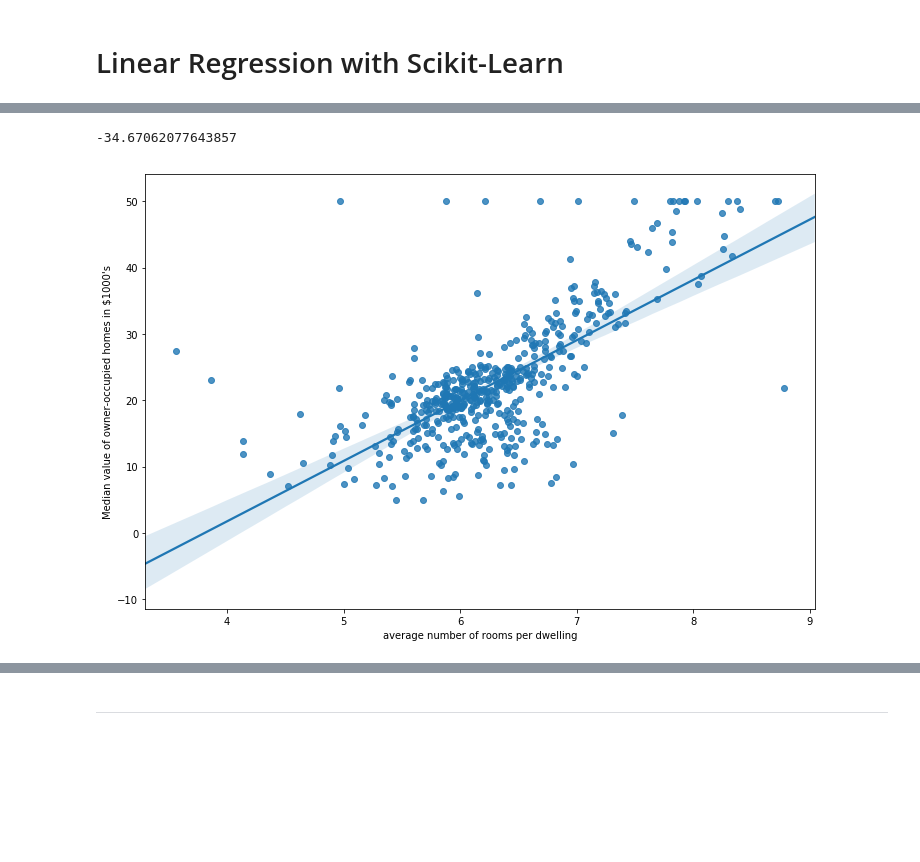
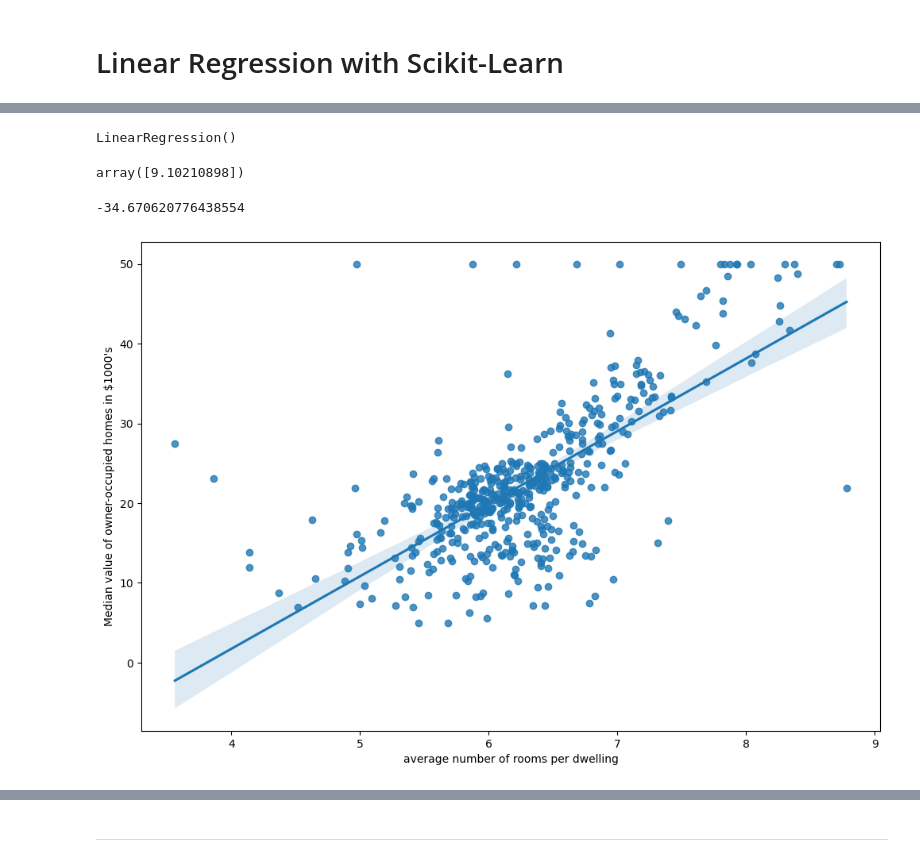
Before and after one commit to Sapehui0003/Programacion-2, a Jupyter notebook: 03-01-Boston Housing Price Prediction.ipynb, the cells around one changed output, grey strips where cells are left out. Cells and saved outputs as stored; diff of their text form; code cells hidden in the pictures; blank space fills up the shorter version.

```diff
--- a/03-01-Boston Housing Price Prediction.ipynb
+++ b/03-01-Boston Housing Price Prediction.ipynb
@@ -221,4 +229,0 @@ array([9.10210898])
-# %%
-model.intercept_
-# %% [output]
--34.67062077643857
@@ -225,8 +232,25 @@ model.intercept_
+# %%
+model.fit(X, y) # Entrena el modelo de regresión lineal utilizando los datos de entrenamiento.
+# 'X' representa las características y 'y' representa la variable objetivo.
+# %% [output]
+LinearRegression()
+# %%
+model.coef_ # Muestra los coeficientes del modelo de regresión lineal entrenado.
+# Estos coeficientes representan la pendiente de la línea de regresión.
+# %% [output]
+array([9.10210898])
+# %%
+model.intercept_ # Muestra el término independiente (intercepto) del modelo de regresión lineal entrenado.
+# El intercepto representa el valor de la variable objetivo cuando todas las características son cero.
+# %% [output]
+-34.670620776438554
 # %%
-plt.figure(figsize=(12,8));
-sns.regplot(X, y);
+ # Crea un gráfico de regresión utilizando Seaborn para visualizar la relación entre el número promedio de habitaciones y el valor medio de las viviendas.
+# Ajusta el tamaño de la figura y muestra el gráfico resultante.##
+plt.figure(figsize=(12,8))
+sns.regplot(x=X.ravel(), y=y)
 plt.xlabel('average number of rooms per dwelling')
 plt.ylabel("Median value of owner-occupied homes in $1000's")
-plt.show();
+plt.show()
 # %% [output]
-[figure, old version]
+[figure, new version]
```
Also changed, not shown: parts of 104 cells of this notebook.
